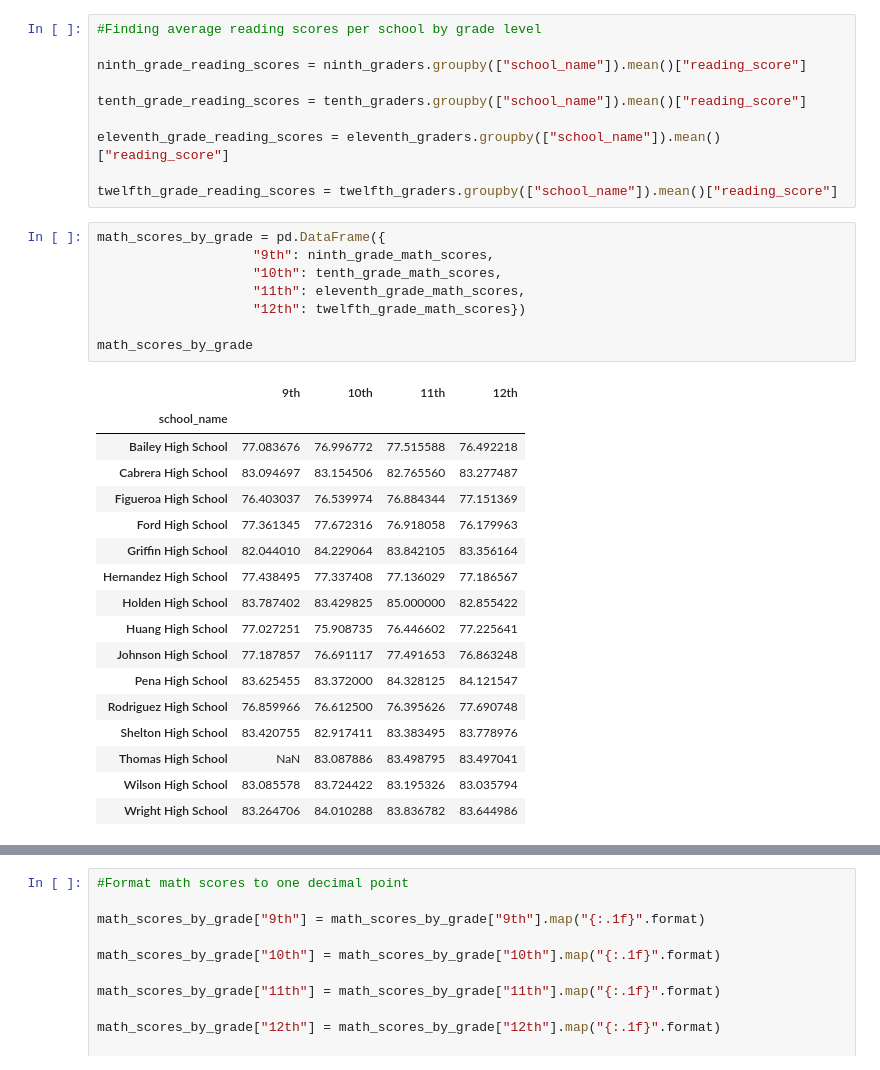
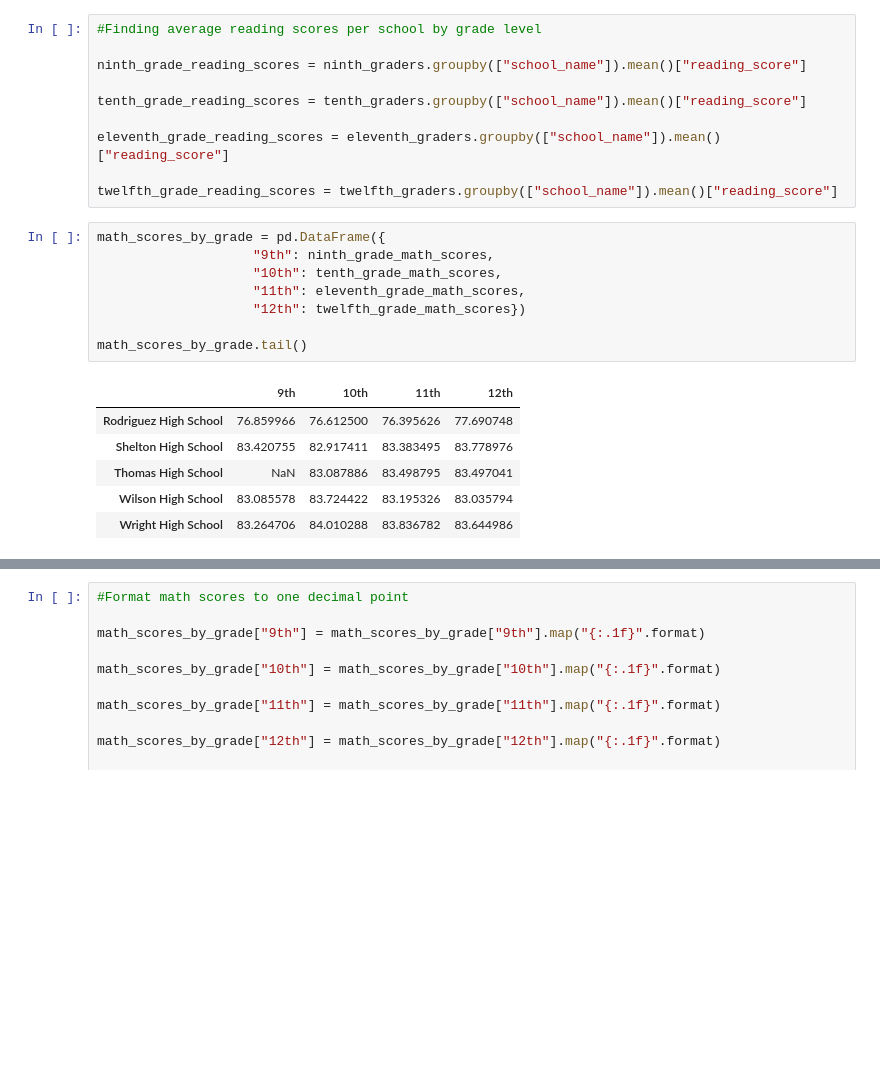
Before and after one commit to Mots94/School_District_Analysis, a Jupyter notebook: PyCitySchools_Challenge.ipynb, the cells around one changed output, grey strips where cells are left out. Drawn from its saved outputs; the diff is of its cells as text; blank space fills up the shorter version.

```diff
--- a/PyCitySchools_Challenge.ipynb
+++ b/PyCitySchools_Challenge.ipynb
@@ -880,24 +880,13 @@ twelfth_grade_reading_scores = twelfth_graders.groupby(["school_name"]).mean()["
 # %%
 math_scores_by_grade = pd.DataFrame({
                     "9th": ninth_grade_math_scores,
                     "10th": tenth_grade_math_scores,
                     "11th": eleventh_grade_math_scores,
                     "12th": twelfth_grade_math_scores})
 
-math_scores_by_grade
+math_scores_by_grade.tail()
 # %% [output]
 |  | 9th | 10th | 11th | 12th |
-| school_name |  |  |  |  |
-| Bailey High School | 77.083676 | 76.996772 | 77.515588 | 76.492218 |
-| Cabrera High School | 83.094697 | 83.154506 | 82.765560 | 83.277487 |
-| Figueroa High School | 76.403037 | 76.539974 | 76.884344 | 77.151369 |
-| Ford High School | 77.361345 | 77.672316 | 76.918058 | 76.179963 |
-| Griffin High School | 82.044010 | 84.229064 | 83.842105 | 83.356164 |
-| Hernandez High School | 77.438495 | 77.337408 | 77.136029 | 77.186567 |
-| Holden High School | 83.787402 | 83.429825 | 85.000000 | 82.855422 |
-| Huang High School | 77.027251 | 75.908735 | 76.446602 | 77.225641 |
-| Johnson High School | 77.187857 | 76.691117 | 77.491653 | 76.863248 |
-| Pena High School | 83.625455 | 83.372000 | 84.328125 | 84.121547 |
 | Rodriguez High School | 76.859966 | 76.612500 | 76.395626 | 77.690748 |
 | Shelton High School | 83.420755 | 82.917411 | 83.383495 | 83.778976 |
 | Thomas High School | NaN | 83.087886 | 83.498795 | 83.497041 |
```
Also changed, not shown: parts of 2 cells of this notebook, 6 other files.
